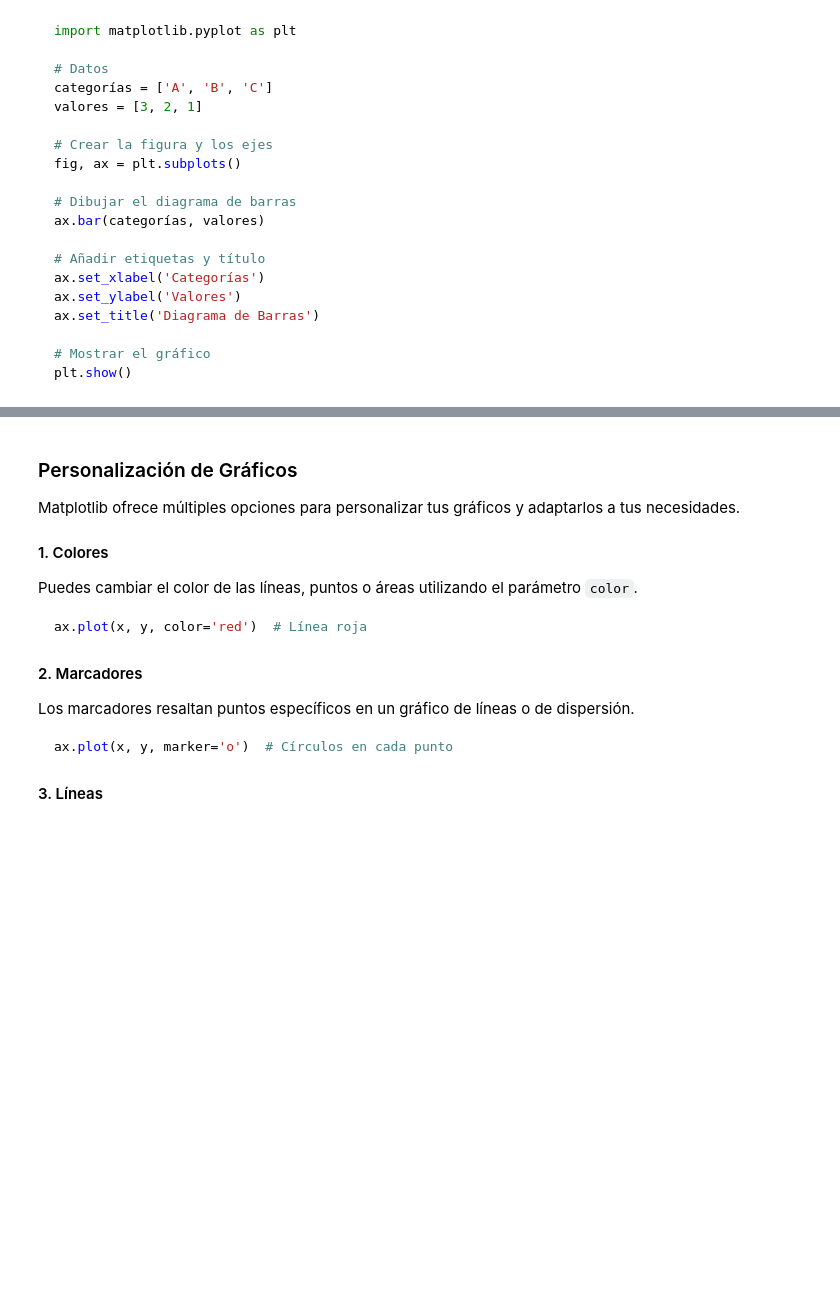
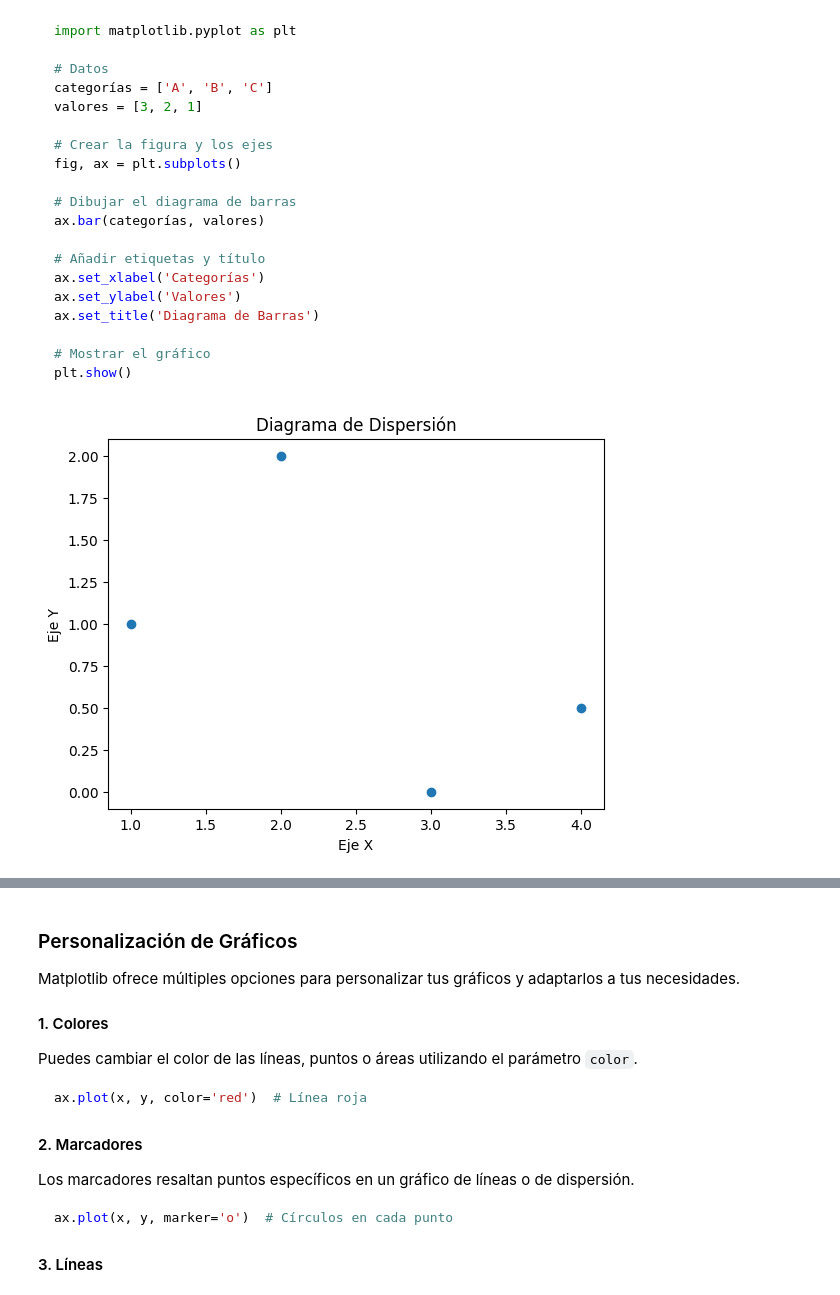
Before and after one commit to soyeagonzalez/TalentoTECH, a Jupyter notebook: Python_Librerías.ipynb, the cells around one changed output, grey strips where cells are left out. Saved outputs shown, nothing was run; the diff lists cells and outputs as text; code cells hidden in the pictures; blank space fills up the shorter version.

````diff
--- a/Python_Librerías.ipynb
+++ b/Python_Librerías.ipynb
@@ -383,3 +664,25 @@ ax.set_title('Diagrama de Barras')
 # Mostrar el gráfico
 plt.show()
 ```
+# %%
+import matplotlib.pyplot as plt
+
+# Datos
+x = [1, 2, 3, 4]
+y = [1, 2, 0, 0.5]
+
+# Crear la figura y los ejes
+fig, ax = plt.subplots()
+
+# Dibujar el diagrama de dispersión
+ax.scatter(x, y)
+
+# Añadir etiquetas y título
+ax.set_xlabel('Eje X')
+ax.set_ylabel('Eje Y')
+ax.set_title('Diagrama de Dispersión')
+
+# Mostrar el gráfico
+plt.show()
+# %% [output]
+[figure, added]
````
Also changed, not shown: parts of 31 cells of this notebook.
